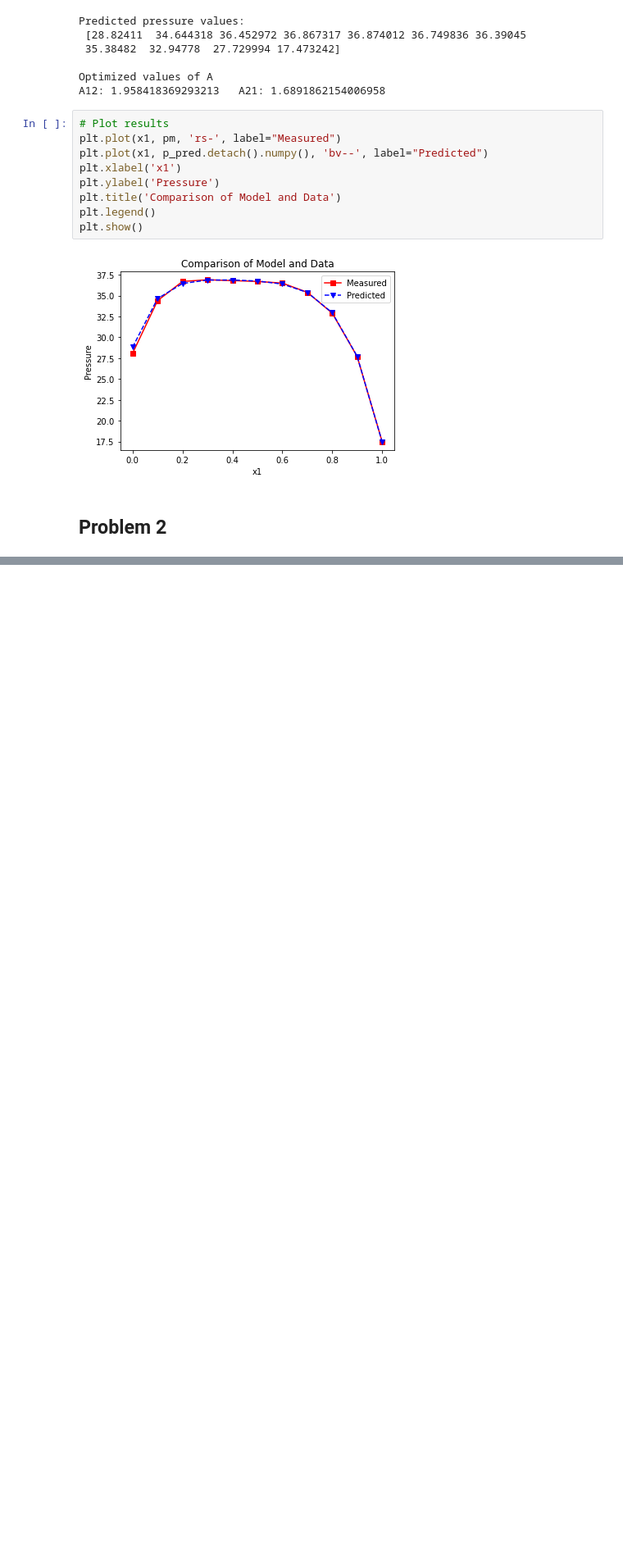
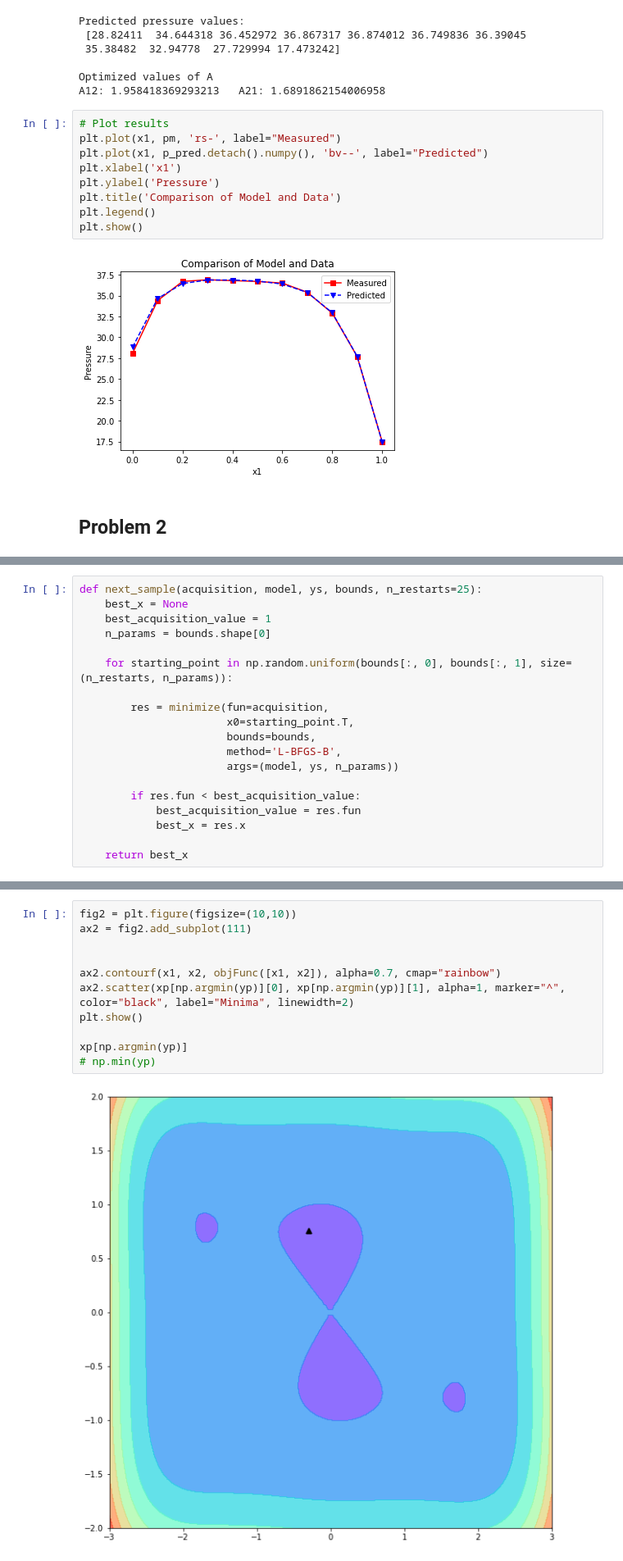
Before and after one commit to pprabhud/MAE_598_Fall_22, a Jupyter notebook: MAE_598_HW_3.ipynb, the cells around one changed output, grey strips where cells are left out. Shown: that part at 82% size. Drawn from its saved outputs; the diff is of its cells as text; blank space fills up the shorter version.

```diff
--- a/MAE_598_HW_3.ipynb
+++ b/MAE_598_HW_3.ipynb
@@ -155,0 +233,19 @@ from matplotlib import pyplot as plt
+# %%
+def next_sample(acquisition, model, ys, bounds, n_restarts=25):
+    best_x = None
+    best_acquisition_value = 1
+    n_params = bounds.shape[0]
+
+    for starting_point in np.random.uniform(bounds[:, 0], bounds[:, 1], size=(n_restarts, n_params)):
+
+        res = minimize(fun=acquisition,
+                       x0=starting_point.T,
+                       bounds=bounds,
+                       method='L-BFGS-B',
+                       args=(model, ys, n_params))
+
+        if res.fun < best_acquisition_value:
+            best_acquisition_value = res.fun
+            best_x = res.x
+
+    return best_x
@@ -155,0 +342,13 @@ from matplotlib import pyplot as plt
+# %%
+fig2 = plt.figure(figsize=(10,10))
+ax2 = fig2.add_subplot(111)
+
+
+ax2.contourf(x1, x2, objFunc([x1, x2]), alpha=0.7, cmap="rainbow")
+ax2.scatter(xp[np.argmin(yp)][0], xp[np.argmin(yp)][1], alpha=1, marker="^", color="black", label="Minima", linewidth=2)
+plt.show()
+
+xp[np.argmin(yp)]
+# np.min(yp)
+# %% [output]
+[figure, added]
```
Also changed, not shown: parts of 9 cells of this notebook.
